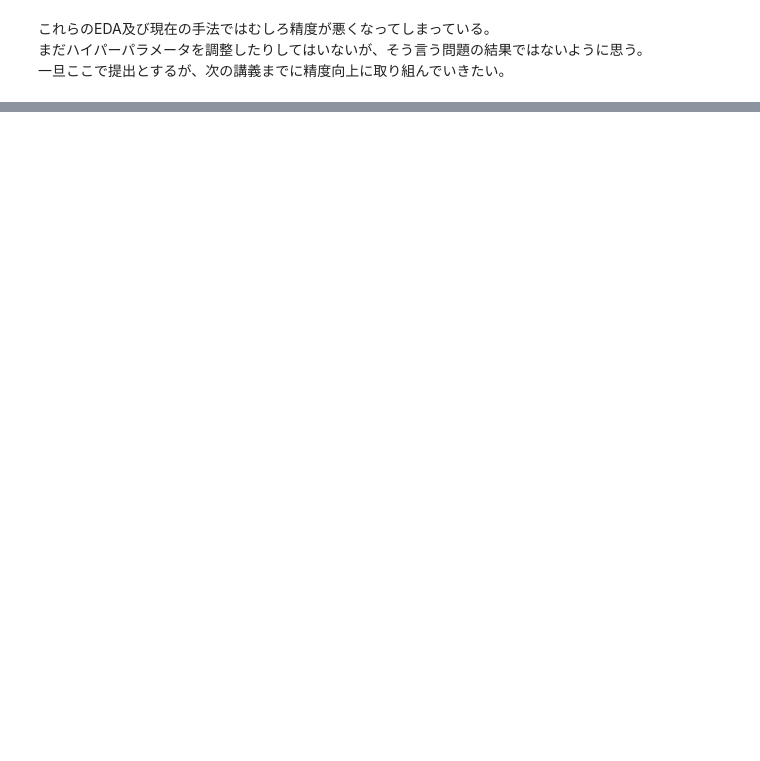
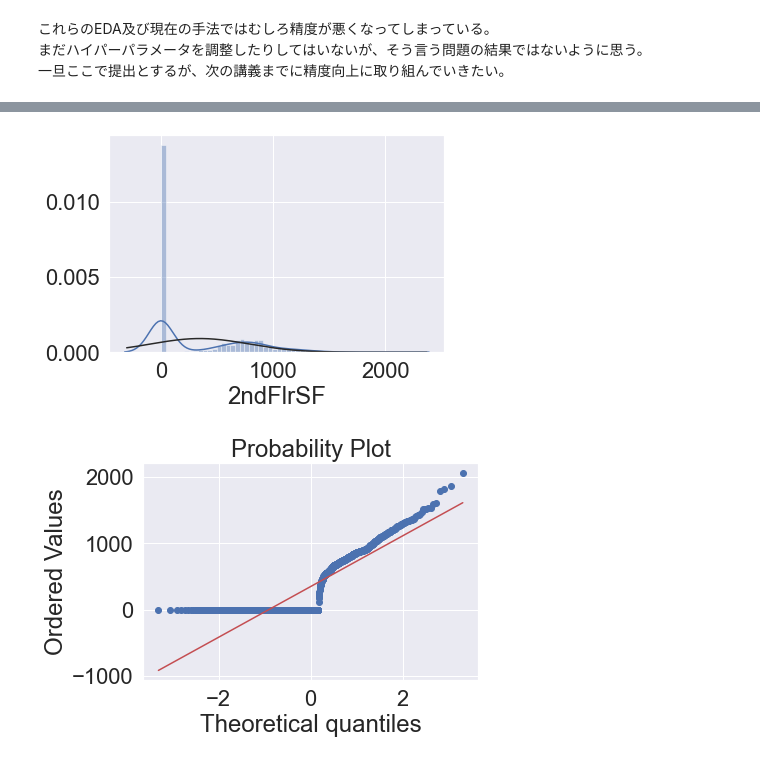
Before and after one commit to shota1201/diveintocode-ml, a Jupyter notebook: DIVE_INTO_CODE/python/week4/week4-2_preprob.ipynb, the cells around one changed output, grey strips where cells are left out. Cells and saved outputs as stored; diff of their text form; code cells hidden in the pictures; blank space fills up the shorter version.

```diff
--- a/DIVE_INTO_CODE/python/week4/week4-2_preprob.ipynb
+++ b/DIVE_INTO_CODE/python/week4/week4-2_preprob.ipynb
@@ -681,0 +747,7 @@ result_df2
+# %%
+sns.distplot(train_ver2['2ndFlrSF'], bins=50, fit=norm)
+fig = plt.figure()
+res = stats.probplot(train_ver2['2ndFlrSF'], plot=plt)
+# %% [output]
+[figure, added]
+[figure, added]
```
Also changed, not shown: parts of 26 cells of this notebook.
